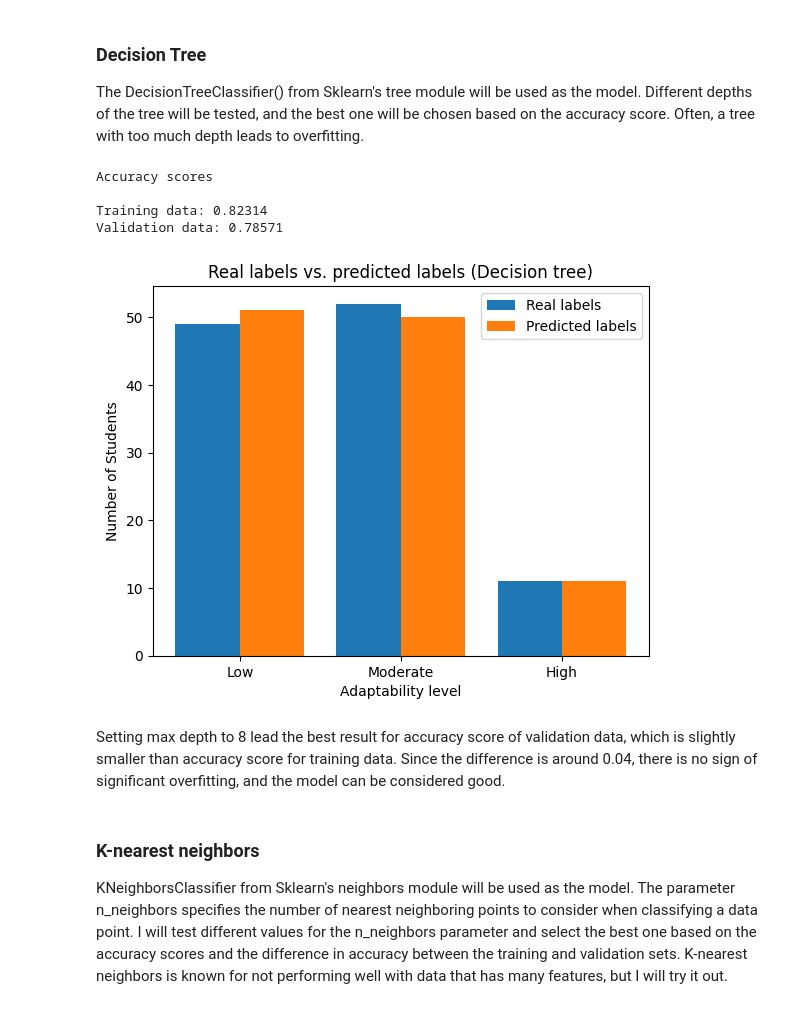
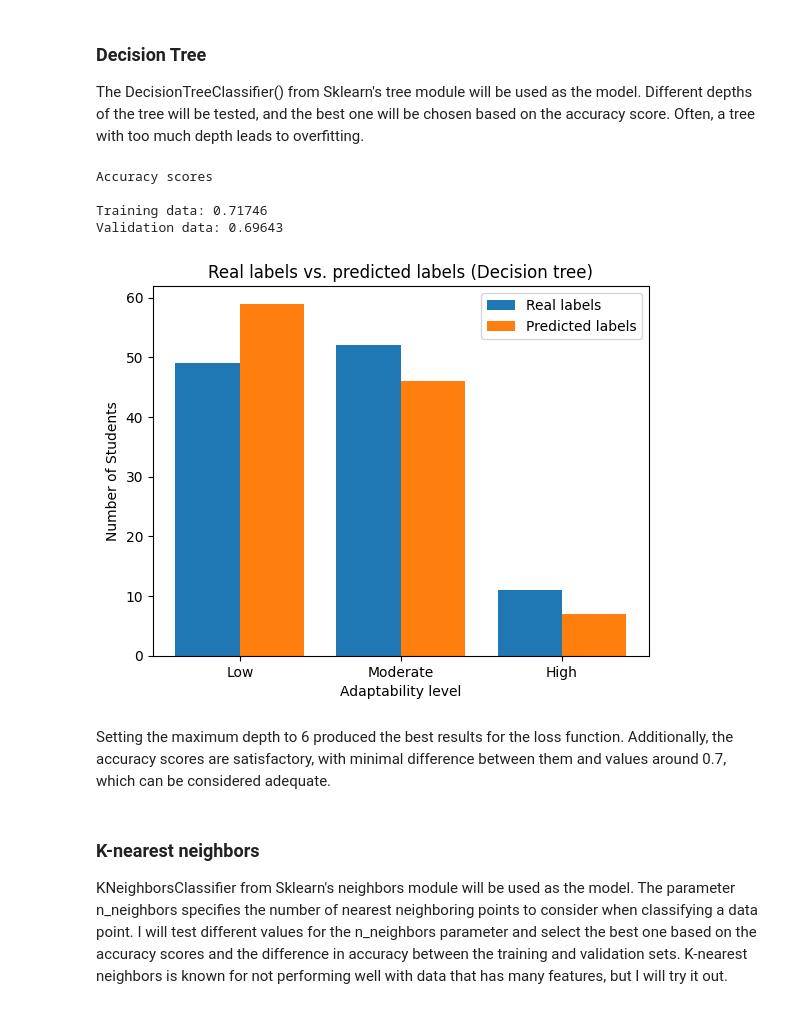
Before and after one commit to oonas21/Online-education-ML-project, a Jupyter notebook: ML_project.ipynb, the cells around one changed output. Saved outputs shown, nothing was run; the diff lists cells and outputs as text; code cells hidden in the pictures.

```diff
--- a/ML_project.ipynb
+++ b/ML_project.ipynb
@@ -321,43 +323,43 @@ The accuracy score results from using multinomial logistic regression are quite
 
 The DecisionTreeClassifier() from Sklearn's tree module will be used as the model. Different depths of the tree will be tested, and the best one will be chosen based on the accuracy score. Often, a tree with too much depth leads to overfitting.
 # %%
-model2 = DecisionTreeClassifier(max_depth=8)
+model2 = DecisionTreeClassifier(max_depth=6)
 model2.fit(X_train, y_train)
 
 predicted_y_train_2 = model2.predict(X_train)
 multi_accuracy_train_2 = accuracy_score(y_train, predicted_y_train_2)
 
 predicted_y_val_2 = model2.predict(X_val)
 multi_accuracy_val_2 = accuracy_score(y_val, predicted_y_val_2)
 
 print("Accuracy scores\n")
 print(f"Training data: {multi_accuracy_train_2:.5f}")
 print(f"Validation data: {multi_accuracy_val_2:.5f}")
 
 # visualize results of validation data
 predicted_labels_2_pd = pd.Series(predicted_y_val_2).value_counts(sort=False)      # convert to pandas series
 
 # reindex labels in multi_labels order
 predicted_labels_2_pd = predicted_labels_2_pd.reindex(multi_labels, fill_value=0)
 
 
 plt.bar(X_axis - 0.2, real_labels_1, 0.4, label = 'Real labels')
 plt.bar(X_axis + 0.2, predicted_labels_2_pd, 0.4, label = 'Predicted labels')
 
 plt.xticks(X_axis, multi_labels)
 plt.xlabel("Adaptability level")
 plt.ylabel("Number of Students")
 plt.title("Real labels vs. predicted labels (Decision tree)")
 plt.legend()
 plt.show()
 # %% [output]
 Accuracy scores
 
-Training data: 0.82314
-Validation data: 0.78571
+Training data: 0.71746
+Validation data: 0.69643
-[figure, old version]
+[figure, new version]
-# %% [markdown]
-Setting max depth to 8 lead the best result for accuracy score of validation data, which is slightly smaller than accuracy score for training data. Since the difference is around 0.04, there is no sign of significant overfitting, and the model can be considered good.
+# %% [markdown]
+Setting the maximum depth to 6 produced the best results for the loss function. Additionally, the accuracy scores are satisfactory, with minimal difference between them and values around 0.7, which can be considered adequate.
 # %% [markdown]
 <h3 style="font-size: 18px;">K-nearest neighbors</h3>
 
```
Also changed, not shown: parts of 16 cells of this notebook.
